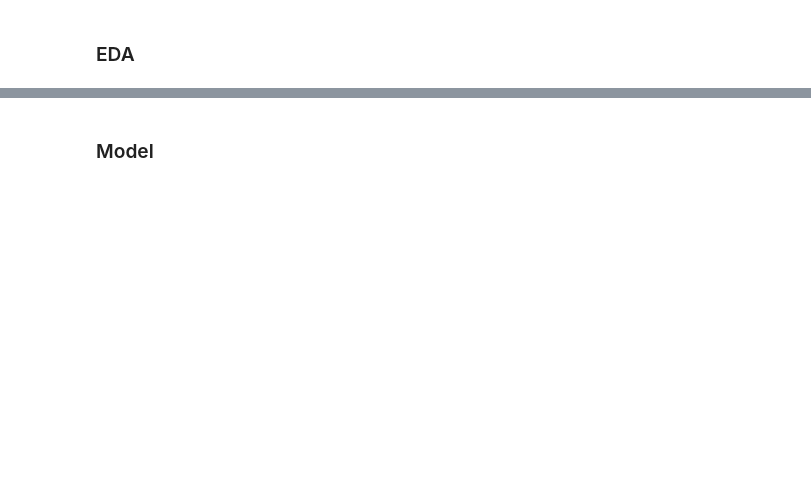
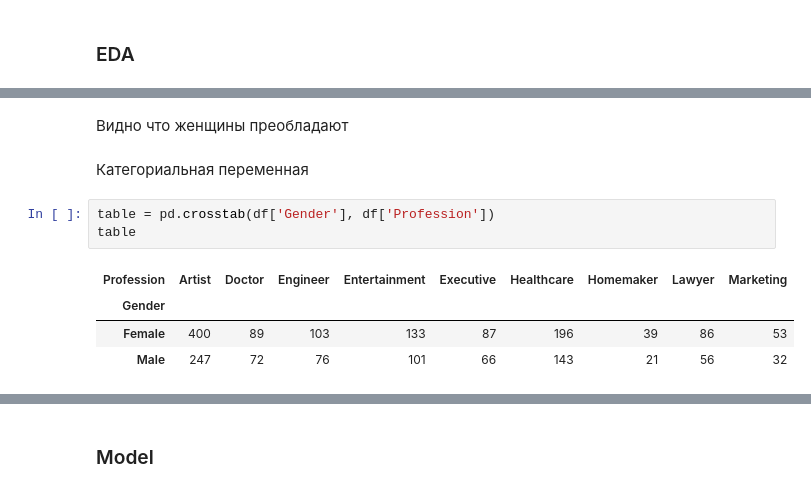
Before and after one commit to Canchili/-, a Jupyter notebook: ____3_ipynb.ipynb, the cells around one changed output, grey strips where cells are left out. Cells and saved outputs as stored; diff of their text form; blank space fills up the shorter version.

```diff
--- a/____3_ipynb.ipynb
+++ b/____3_ipynb.ipynb
@@ -23,0 +114,12 @@ best_features = []
+# %% [markdown]
+Видно что женщины преобладают
+# %% [markdown]
+Категориальная переменная
+# %%
+table = pd.crosstab(df['Gender'], df['Profession'])
+table
+# %% [output]
+| Profession | Artist | Doctor | Engineer | Entertainment | Executive | Healthcare | Homemaker | Lawyer | Marketing |
+| Gender |  |  |  |  |  |  |  |  |  |
+| Female | 400 | 89 | 103 | 133 | 87 | 196 | 39 | 86 | 53 |
+| Male | 247 | 72 | 76 | 101 | 66 | 143 | 21 | 56 | 32 |
```
Also changed, not shown: parts of 29 cells of this notebook.
